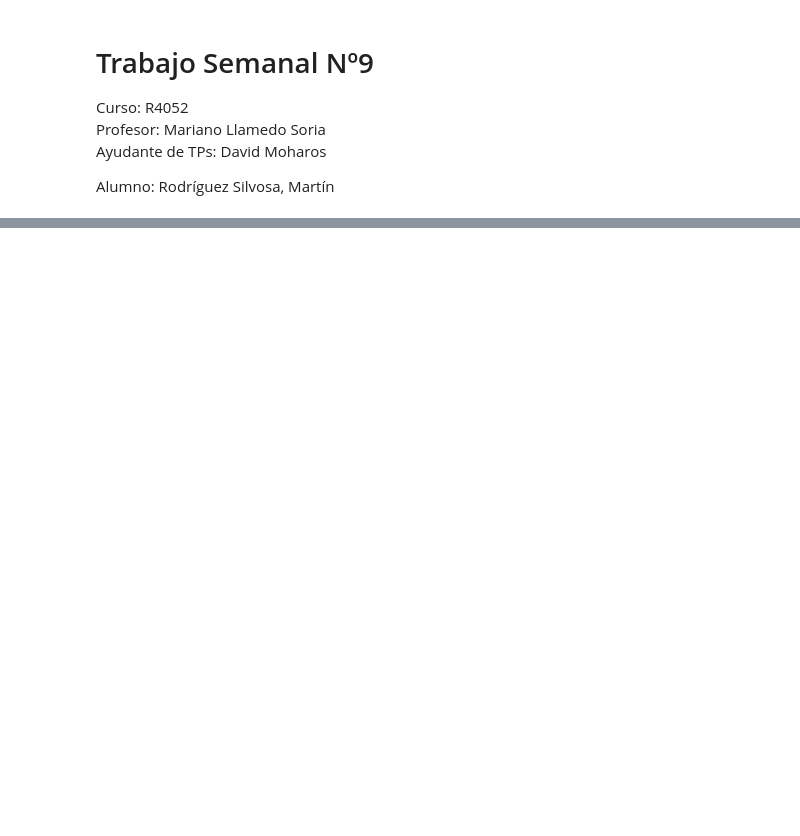
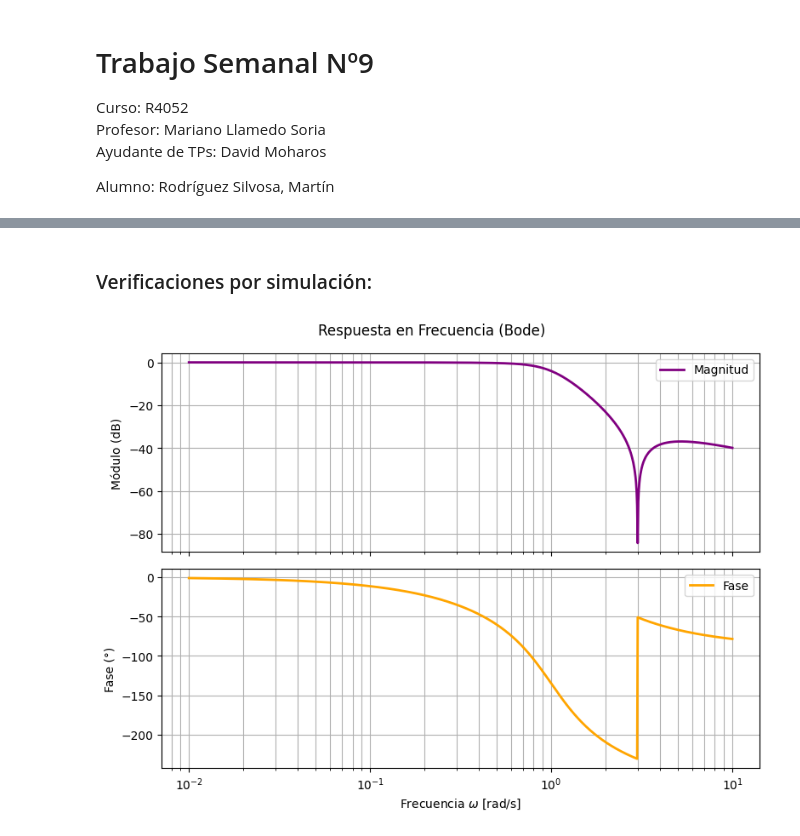
Before and after one commit to mrsilvosa/FRBA, a Jupyter notebook: tareaSemanal_9/tareaSemanal_9.ipynb, the cells around one changed output, grey strips where cells are left out. Saved outputs shown, nothing was run; the diff lists cells and outputs as text; code cells hidden in the pictures; blank space fills up the shorter version.

```diff
--- a/tareaSemanal_9/tareaSemanal_9.ipynb
+++ b/tareaSemanal_9/tareaSemanal_9.ipynb
@@ -538,0 +555,31 @@ with open(filename, "w") as f:
+# %% [markdown]
+### Verificaciones por simulación:
+# %%
+# Defino la transferencia :
+K = 1/9
+num = [1*K, 0*K, 9*K]
+den = [1, 2, 2, 1]
+H = sig.TransferFunction(num, den)
+
+w = np.logspace(-2, 1, 1000)   # de 0.01 a 10 rad/s
+
+w_bode, H_mag, H_phase = sig.bode(H, w=w)
+
+fig, (ax1, ax2) = plt.subplots(2, 1, figsize=(8, 6), sharex=True)
+fig.suptitle("Respuesta en Frecuencia (Bode)")
+
+ax1.semilogx(w_bode, H_mag, color="purple", lw=2, label="Magnitud")
+ax1.set_ylabel("Módulo (dB)")
+ax1.grid(True, which="both")
+ax1.legend()
+
+ax2.semilogx(w_bode, H_phase, color="orange", lw=2, label="Fase")
+ax2.set_ylabel("Fase (°)")
+ax2.set_xlabel("Frecuencia $\omega$ [rad/s]")
+ax2.grid(True, which="both")
+ax2.legend()
+
+plt.tight_layout()
+plt.show()
+# %% [output]
+[figure, added]
```
Also changed, not shown: parts of 118 cells of this notebook, 9 other files.
